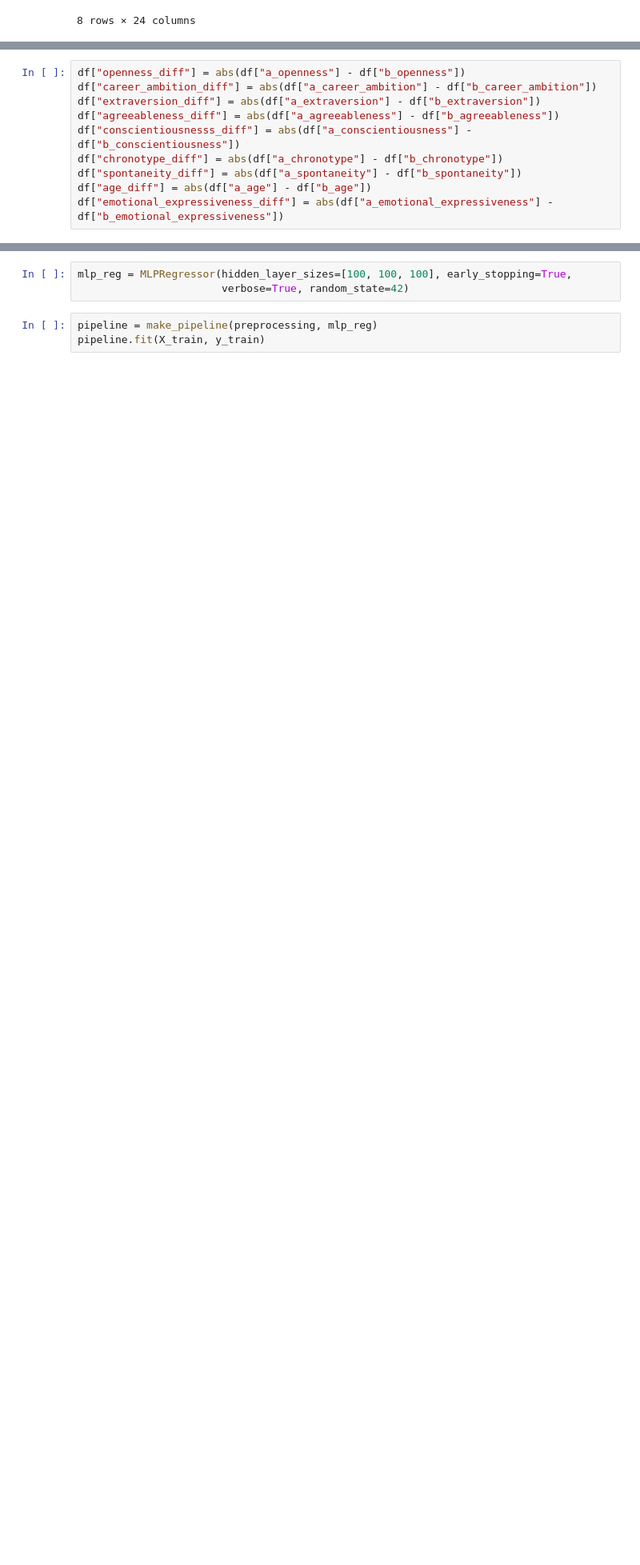
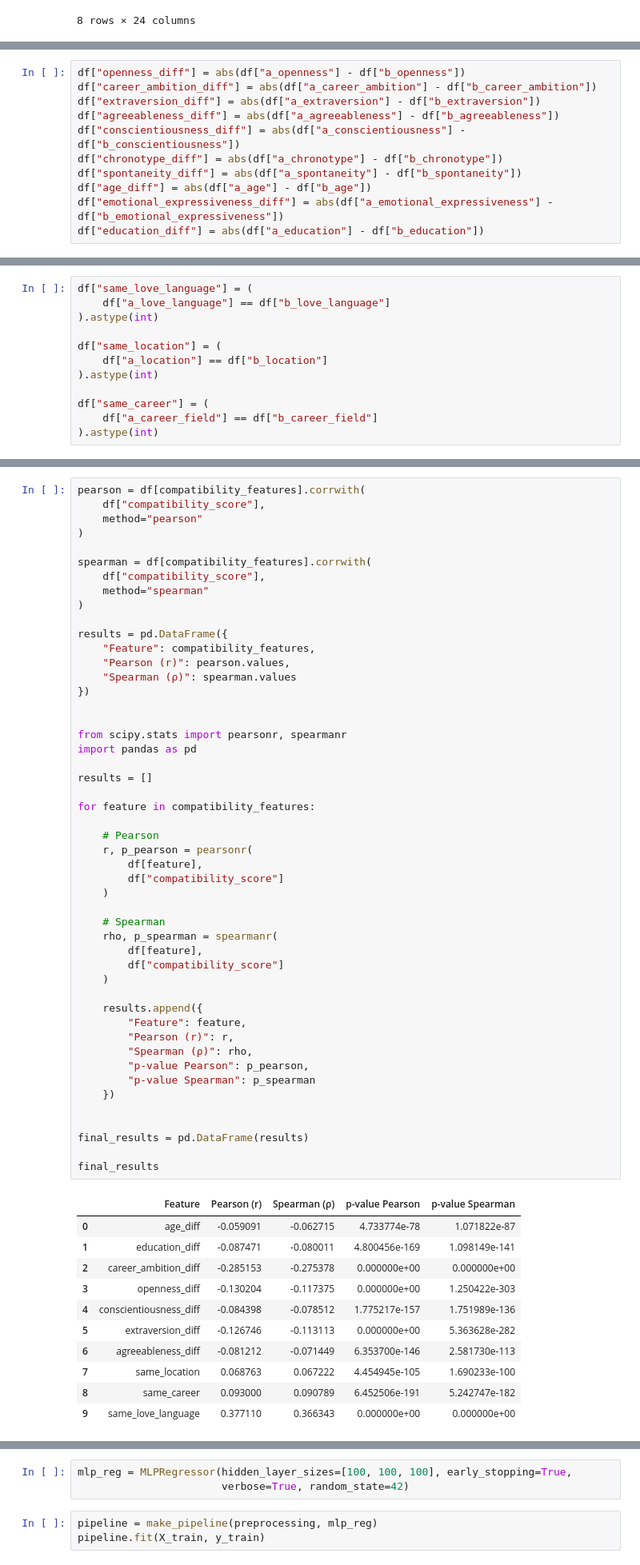
Before and after one commit to Vanibortoni/adabi_cupids_algorithm_compatibility, a Jupyter notebook: SCORE_COMPATIBILITA_Progetto_ML_MLPRegressor.ipynb, the cells around one changed output, grey strips where cells are left out. Shown at 80% size. Saved outputs shown, nothing was run; the diff lists cells and outputs as text; blank space fills up the shorter version.

```diff
--- a/SCORE_COMPATIBILITA_Progetto_ML_MLPRegressor.ipynb
+++ b/SCORE_COMPATIBILITA_Progetto_ML_MLPRegressor.ipynb
@@ -125,8 +126,9 @@ df["openness_diff"] = abs(df["a_openness"] - df["b_openness"])
 df["career_ambition_diff"] = abs(df["a_career_ambition"] - df["b_career_ambition"])
 df["extraversion_diff"] = abs(df["a_extraversion"] - df["b_extraversion"])
 df["agreeableness_diff"] = abs(df["a_agreeableness"] - df["b_agreeableness"])
-df["conscientiousnesss_diff"] = abs(df["a_conscientiousness"] - df["b_conscientiousness"])
+df["conscientiousness_diff"] = abs(df["a_conscientiousness"] - df["b_conscientiousness"])
 df["chronotype_diff"] = abs(df["a_chronotype"] - df["b_chronotype"])
 df["spontaneity_diff"] = abs(df["a_spontaneity"] - df["b_spontaneity"])
 df["age_diff"] = abs(df["a_age"] - df["b_age"])
 df["emotional_expressiveness_diff"] = abs(df["a_emotional_expressiveness"] - df["b_emotional_expressiveness"])
+df["education_diff"] = abs(df["a_education"] - df["b_education"])
@@ -132,0 +137,12 @@ df["emotional_expressiveness_diff"] = abs(df["a_emotional_expressiveness"] - df[
+# %%
+df["same_love_language"] = (
+    df["a_love_language"] == df["b_love_language"]
+).astype(int)
+
+df["same_location"] = (
+    df["a_location"] == df["b_location"]
+).astype(int)
+
+df["same_career"] = (
+    df["a_career_field"] == df["b_career_field"]
+).astype(int)
@@ -132,0 +190,61 @@ df["emotional_expressiveness_diff"] = abs(df["a_emotional_expressiveness"] - df[
+# %%
+pearson = df[compatibility_features].corrwith(
+    df["compatibility_score"],
+    method="pearson"
+)
+
+spearman = df[compatibility_features].corrwith(
+    df["compatibility_score"],
+    method="spearman"
+)
+
+results = pd.DataFrame({
+    "Feature": compatibility_features,
+    "Pearson (r)": pearson.values,
+    "Spearman (ρ)": spearman.values
+})
+
+
+from scipy.stats import pearsonr, spearmanr
+import pandas as pd
+
+results = []
+
+for feature in compatibility_features:
+
+    # Pearson
+    r, p_pearson = pearsonr(
+        df[feature],
+        df["compatibility_score"]
+    )
+
+    # Spearman
+    rho, p_spearman = spearmanr(
+        df[feature],
+        df["compatibility_score"]
+    )
+
+    results.append({
+        "Feature": feature,
+        "Pearson (r)": r,
+        "Spearman (ρ)": rho,
+        "p-value Pearson": p_pearson,
+        "p-value Spearman": p_spearman
+    })
+
+
+final_results = pd.DataFrame(results)
+
+final_results
+# %% [output]
+|  | Feature | Pearson (r) | Spearman (ρ) | p-value Pearson | p-value Spearman |
+| 0 | age_diff | -0.059091 | -0.062715 | 4.733774e-78 | 1.071822e-87 |
+| 1 | education_diff | -0.087471 | -0.080011 | 4.800456e-169 | 1.098149e-141 |
+| 2 | career_ambition_diff | -0.285153 | -0.275378 | 0.000000e+00 | 0.000000e+00 |
+| 3 | openness_diff | -0.130204 | -0.117375 | 0.000000e+00 | 1.250422e-303 |
+| 4 | conscientiousness_diff | -0.084398 | -0.078512 | 1.775217e-157 | 1.751989e-136 |
+| 5 | extraversion_diff | -0.126746 | -0.113113 | 0.000000e+00 | 5.363628e-282 |
+| 6 | agreeableness_diff | -0.081212 | -0.071449 | 6.353700e-146 | 2.581730e-113 |
+| 7 | same_location | 0.068763 | 0.067222 | 4.454945e-105 | 1.690233e-100 |
+| 8 | same_career | 0.093000 | 0.090789 | 6.452506e-191 | 5.242747e-182 |
+| 9 | same_love_language | 0.377110 | 0.366343 | 0.000000e+00 | 0.000000e+00 |
```
Also changed, not shown: parts of 8 cells of this notebook.
